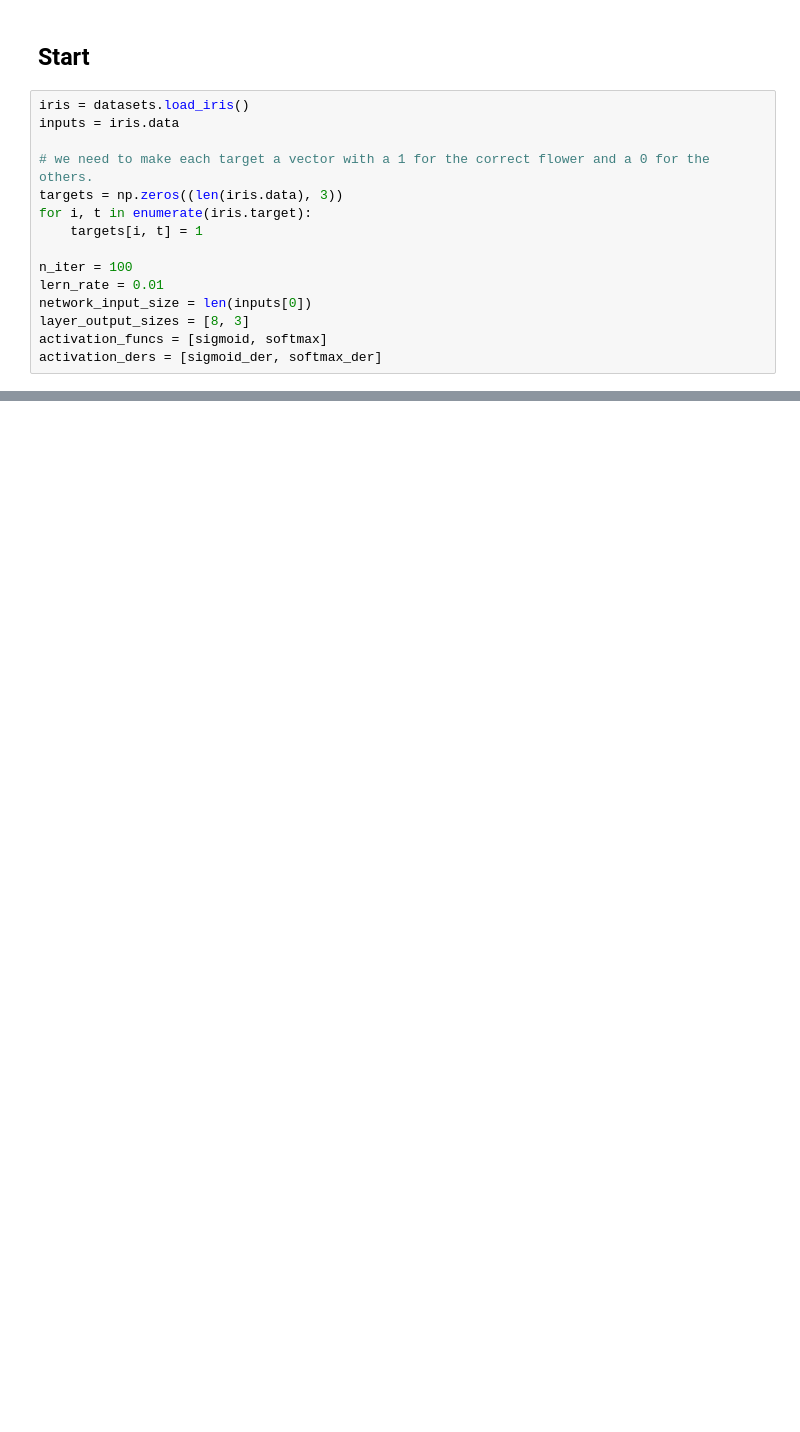
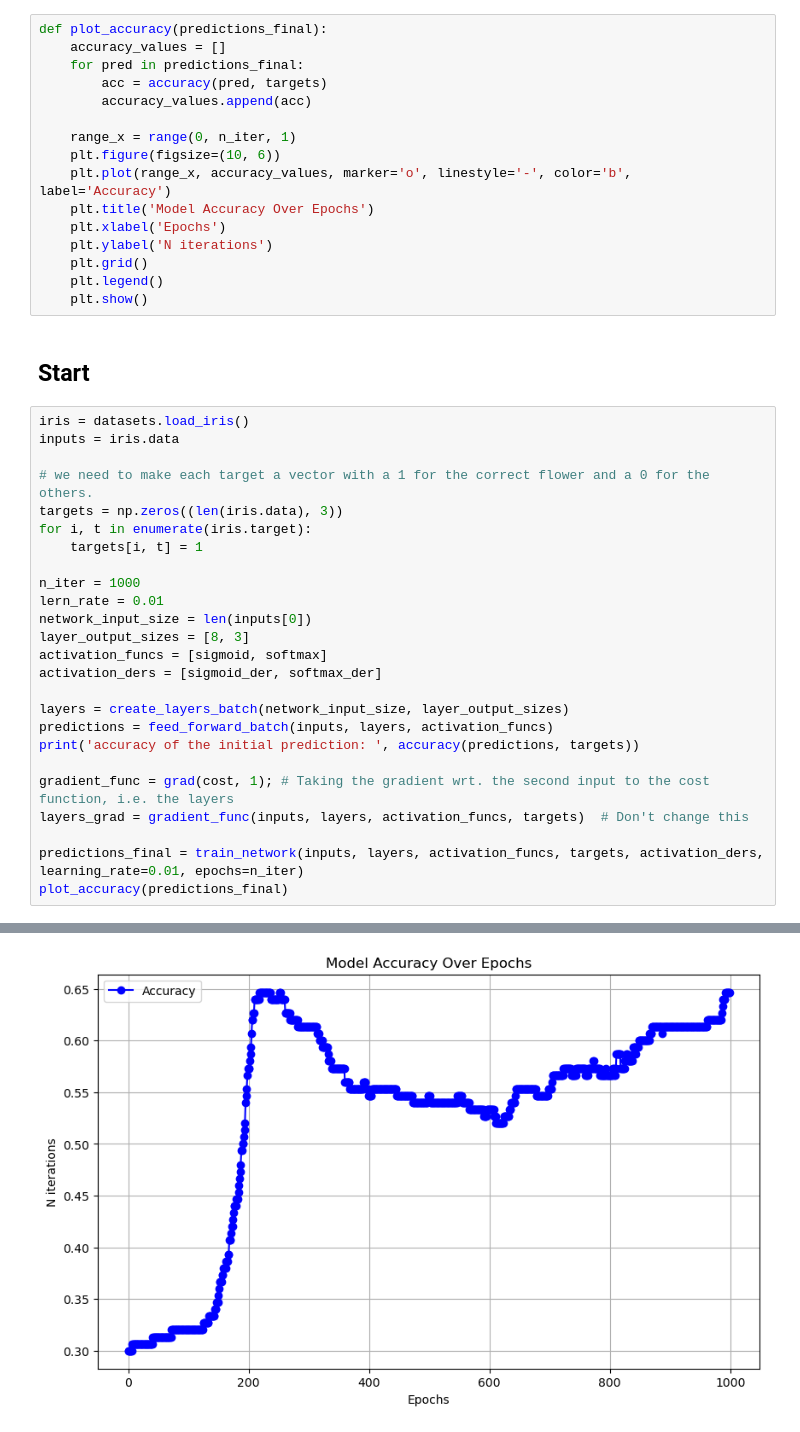
Before and after one commit to NatalliaDanilchanka/FYS-STK3155_MachineLearning, a Jupyter notebook: Week_42_7.ipynb, the cells around one changed output, grey strips where cells are left out. Saved outputs shown, nothing was run; the diff lists cells and outputs as text; blank space fills up the shorter version.

```diff
--- a/Week_42_7.ipynb
+++ b/Week_42_7.ipynb
@@ -130,4 +126,20 @@ def train_network(_inputs, _layers, activation_funcs, targets, activation_ders,
     return predictions
+# %%
+def plot_accuracy(predictions_final):
+    accuracy_values = []
+    for pred in predictions_final:
+        acc = accuracy(pred, targets)
+        accuracy_values.append(acc)
+
+    range_x = range(0, n_iter, 1)
+    plt.figure(figsize=(10, 6))
+    plt.plot(range_x, accuracy_values, marker='o', linestyle='-', color='b', label='Accuracy')
+    plt.title('Model Accuracy Over Epochs')
+    plt.xlabel('Epochs')
+    plt.ylabel('N iterations')
+    plt.grid()
+    plt.legend()
+    plt.show()
 # %% [markdown]
 ##  Start
 # %%
@@ -139,9 +151,20 @@ targets = np.zeros((len(iris.data), 3))
 for i, t in enumerate(iris.target):
     targets[i, t] = 1
 
-n_iter = 100
+n_iter = 1000
 lern_rate = 0.01
 network_input_size = len(inputs[0])
 layer_output_sizes = [8, 3]
 activation_funcs = [sigmoid, softmax]
 activation_ders = [sigmoid_der, softmax_der]
+
+layers = create_layers_batch(network_input_size, layer_output_sizes)
+predictions = feed_forward_batch(inputs, layers, activation_funcs)
+print('accuracy of the initial prediction: ', accuracy(predictions, targets))
+
+gradient_func = grad(cost, 1); # Taking the gradient wrt. the second input to the cost function, i.e. the layers
+layers_grad = gradient_func(inputs, layers, activation_funcs, targets)  # Don't change this
+
+predictions_final = train_network(inputs, layers, activation_funcs, targets, activation_ders, learning_rate=0.01, epochs=n_iter)
+plot_accuracy(predictions_final)
+# %% [output]
@@ -147,0 +172 @@ activation_ders = [sigmoid_der, softmax_der]
+[figure, added]
```
Also changed, not shown: parts of 10 cells of this notebook, 1 other file.
